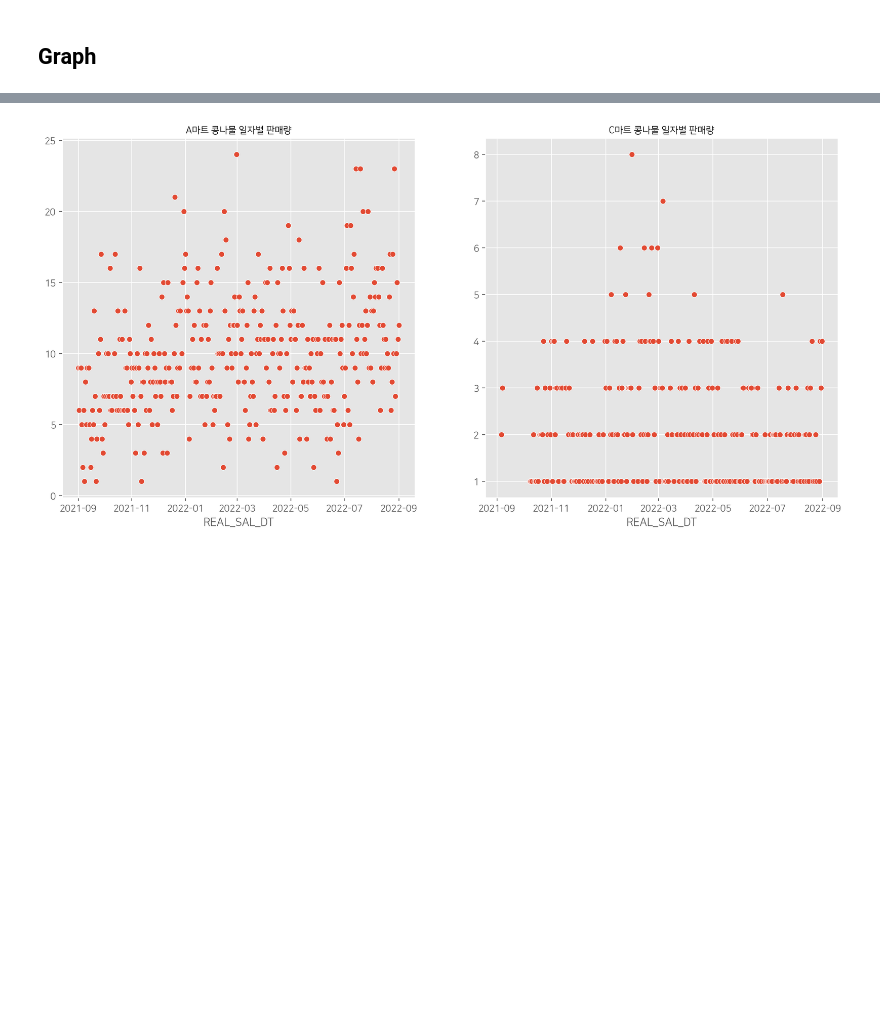
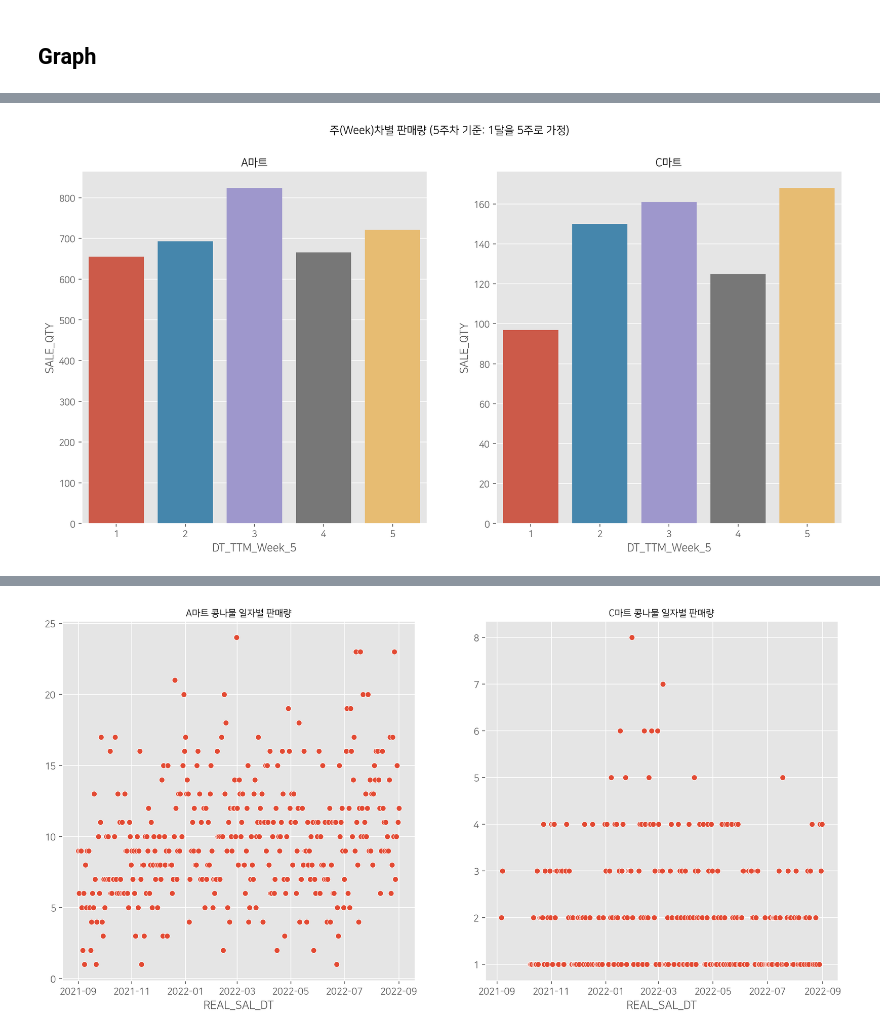
Before and after one commit to headgen/Year_Dream_2nd, a Jupyter notebook: Project/Team/Retail/(221007) Retail_EDA.ipynb, the cells around one changed output, grey strips where cells are left out. Cells and saved outputs as stored; diff of their text form; code cells hidden in the pictures; blank space fills up the shorter version.

```diff
--- a/Project/Team/Retail/(221007) Retail_EDA.ipynb
+++ b/Project/Team/Retail/(221007) Retail_EDA.ipynb
@@ -183 +177,22 @@ plt.show()
+# %%
+# Pivot Table
+cnm_group_w5_a = pd.pivot_table(data=cnm_a, index='DT_TTM_Week_5', values='SALE_QTY', aggfunc='sum')
+cnm_group_w5_c = pd.pivot_table(data=cnm_c, index='DT_TTM_Week_5', values='SALE_QTY', aggfunc='sum')
+
+# Graph
+plt.figure(figsize=(15,7))
+plt.style.use('ggplot')
+plt.suptitle('주(Week)차별 판매량 (5주차 기준: 1달을 5주로 가정)', fontweight='bold', size = 12)
+
+plt.subplot(121)
+plt.title('A마트', fontweight='bold', size = 12)
+sns.barplot(x=cnm_group_w5_a.index, y=cnm_group_w5_a['SALE_QTY'])
+
+plt.subplot(122)
+plt.title('C마트', fontweight='bold', size = 12)
+sns.barplot(x=cnm_group_w5_c.index, y=cnm_group_w5_c['SALE_QTY'])
+
+plt.show()
+# %% [output]
+[figure, added]
 # %%
```
Also changed, not shown: parts of 7 cells of this notebook.
